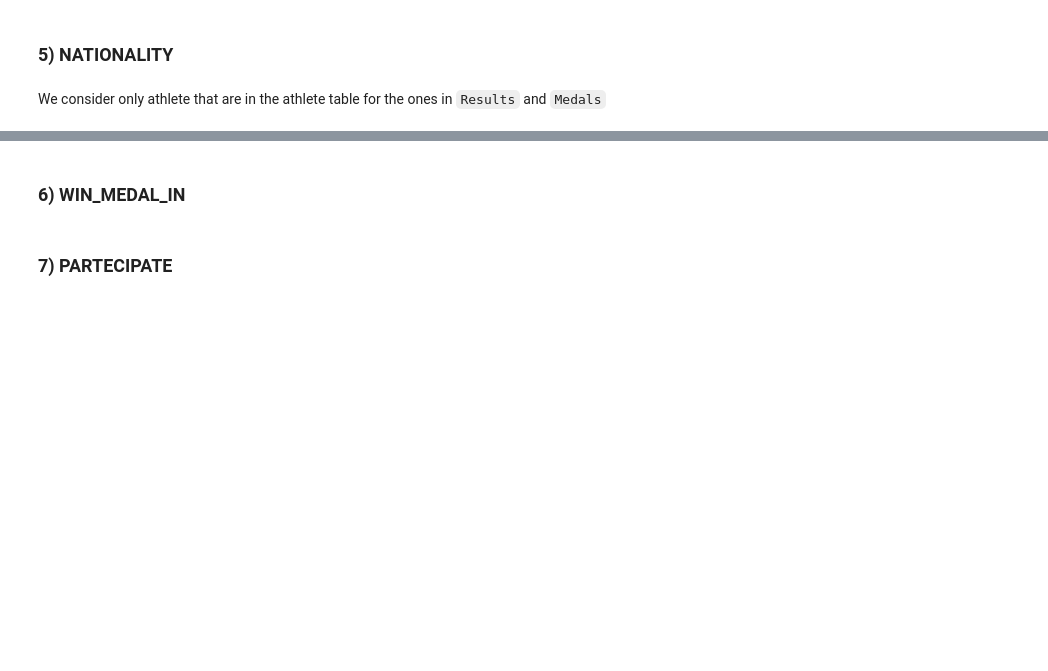
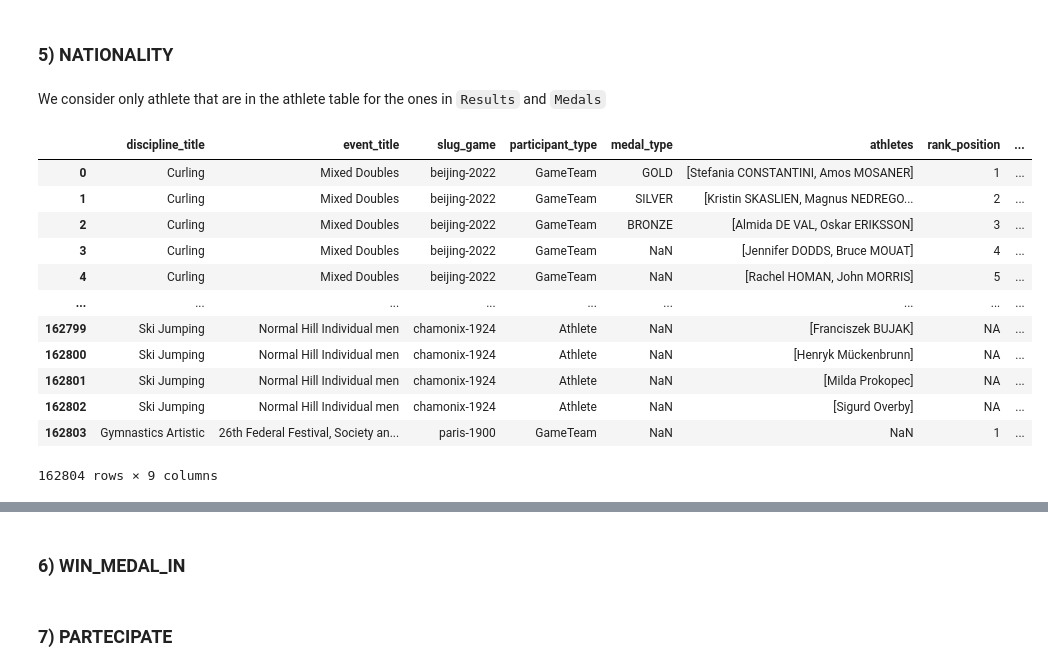
Before and after one commit to Matteo-Candi/Data_Management, a Jupyter notebook: handle_data.ipynb, the cells around one changed output, grey strips where cells are left out. Drawn from its saved outputs; the diff is of its cells as text; code cells hidden in the pictures; blank space fills up the shorter version.

```diff
--- a/handle_data.ipynb
+++ b/handle_data.ipynb
@@ -115,6 +115,22 @@ TAKE_PLACE_IN.to_csv('csv/TAKE_PLACE_IN.csv', index = False, header=['slug', 'lo
 ### 5) NATIONALITY
 # %% [markdown]
 We consider only athlete that are in the athlete table for the ones in `Results` and `Medals`
+# %%
+results
+# %% [output]
+|  | discipline_title | event_title | slug_game | participant_type | medal_type | athletes | rank_position | ... |
+| 0 | Curling | Mixed Doubles | beijing-2022 | GameTeam | GOLD | [Stefania CONSTANTINI, Amos MOSANER] | 1 | ... |
+| 1 | Curling | Mixed Doubles | beijing-2022 | GameTeam | SILVER | [Kristin SKASLIEN, Magnus NEDREGO... | 2 | ... |
+| 2 | Curling | Mixed Doubles | beijing-2022 | GameTeam | BRONZE | [Almida DE VAL, Oskar ERIKSSON] | 3 | ... |
+| 3 | Curling | Mixed Doubles | beijing-2022 | GameTeam | NaN | [Jennifer DODDS, Bruce MOUAT] | 4 | ... |
+| 4 | Curling | Mixed Doubles | beijing-2022 | GameTeam | NaN | [Rachel HOMAN, John MORRIS] | 5 | ... |
+| ... | ... | ... | ... | ... | ... | ... | ... | ... |
+| 162799 | Ski Jumping | Normal Hill Individual men | chamonix-1924 | Athlete | NaN | [Franciszek BUJAK] | NA | ... |
+| 162800 | Ski Jumping | Normal Hill Individual men | chamonix-1924 | Athlete | NaN | [Henryk Mückenbrunn] | NA | ... |
+| 162801 | Ski Jumping | Normal Hill Individual men | chamonix-1924 | Athlete | NaN | [Milda Prokopec] | NA | ... |
+| 162802 | Ski Jumping | Normal Hill Individual men | chamonix-1924 | Athlete | NaN | [Sigurd Overby] | NA | ... |
+| 162803 | Gymnastics Artistic | 26th Federal Festival, Society an... | paris-1900 | GameTeam | NaN | NaN | 1 | ... |
+162804 rows × 9 columns
 # %%
 # Get the nationality of the athletes in the Athletes table.
 nationality_df = results[['athletes', 'country_name']]
```
Also changed, not shown: parts of 7 cells of this notebook.
